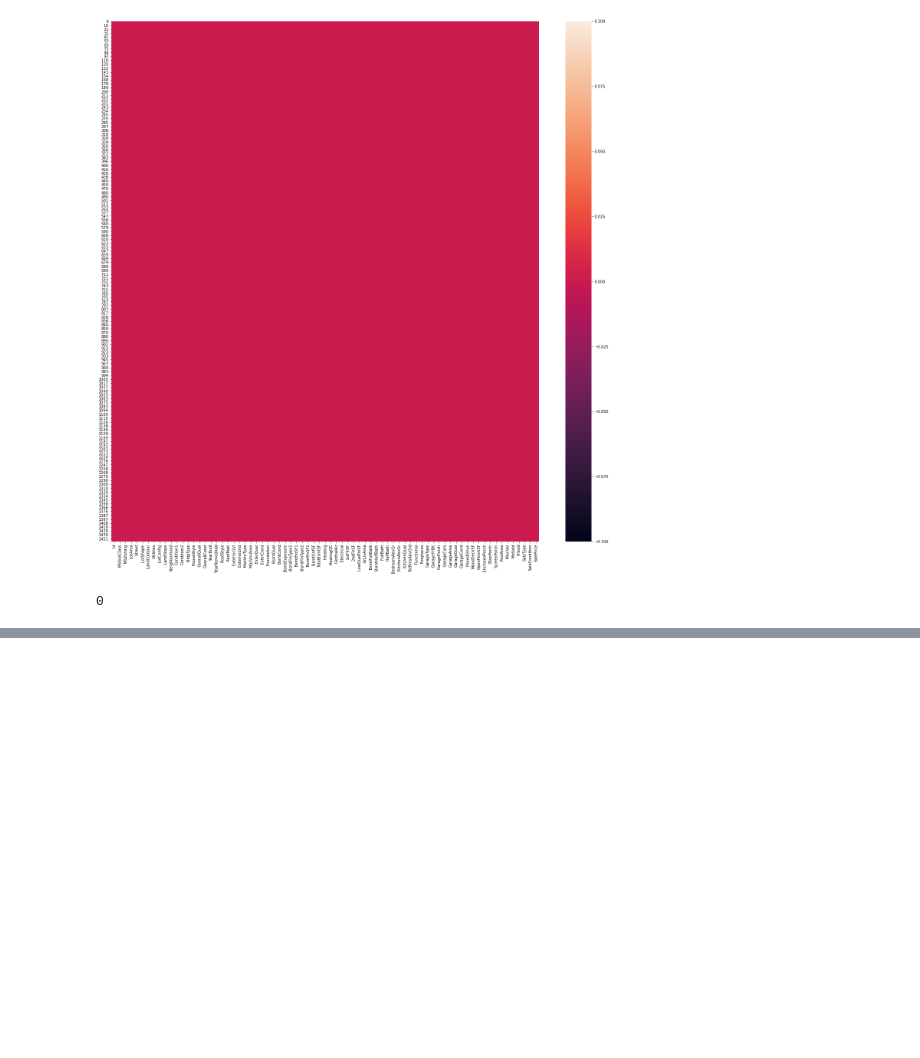
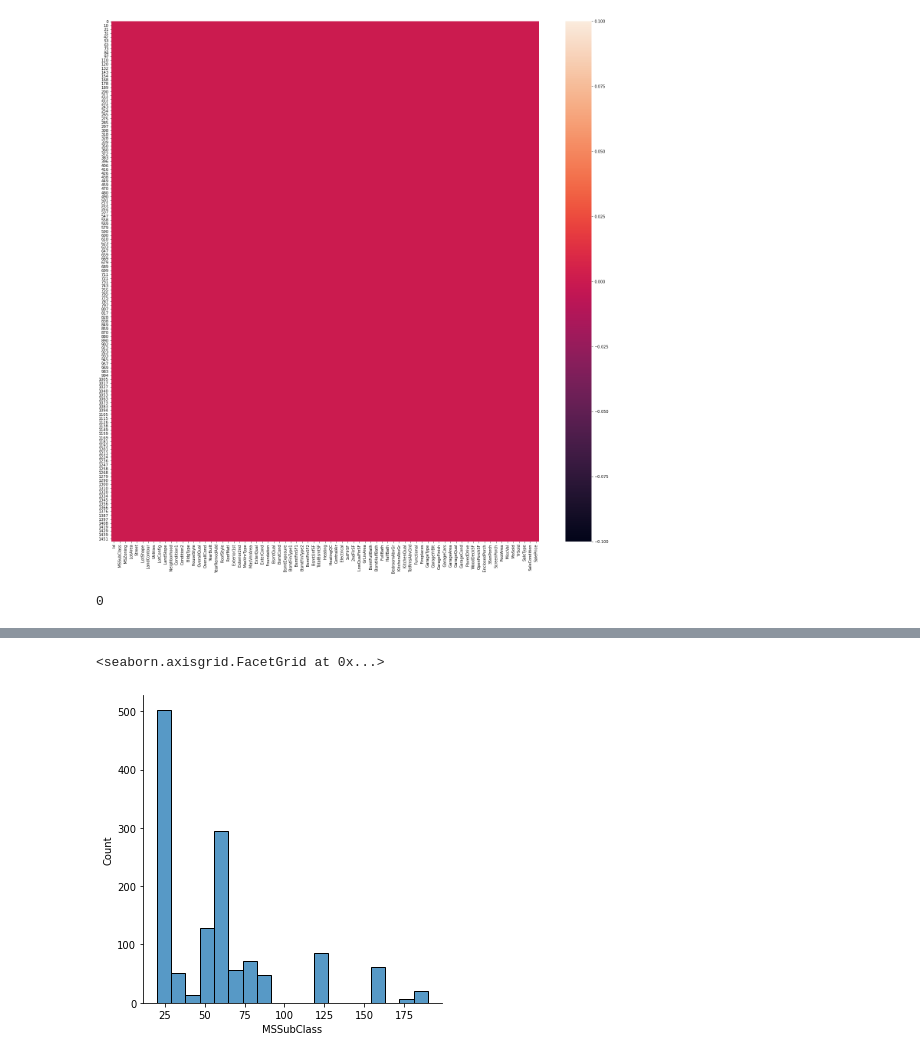
Before and after one commit to AkCoding/ML-House_Price-, a Jupyter notebook: House_Price.ipynb, the cells around one changed output, grey strips where cells are left out. Drawn from its saved outputs; the diff is of its cells as text; code cells hidden in the pictures; blank space fills up the shorter version.

```diff
--- a/House_Price.ipynb
+++ b/House_Price.ipynb
@@ -143,0 +159,5 @@ sns.displot(df)
+# %%
+sns.displot(df3['MSSubClass'])
+# %% [output]
+<seaborn.axisgrid.FacetGrid at 0x...>
+[figure, added]
```
Also changed, not shown: parts of 3 cells of this notebook.
